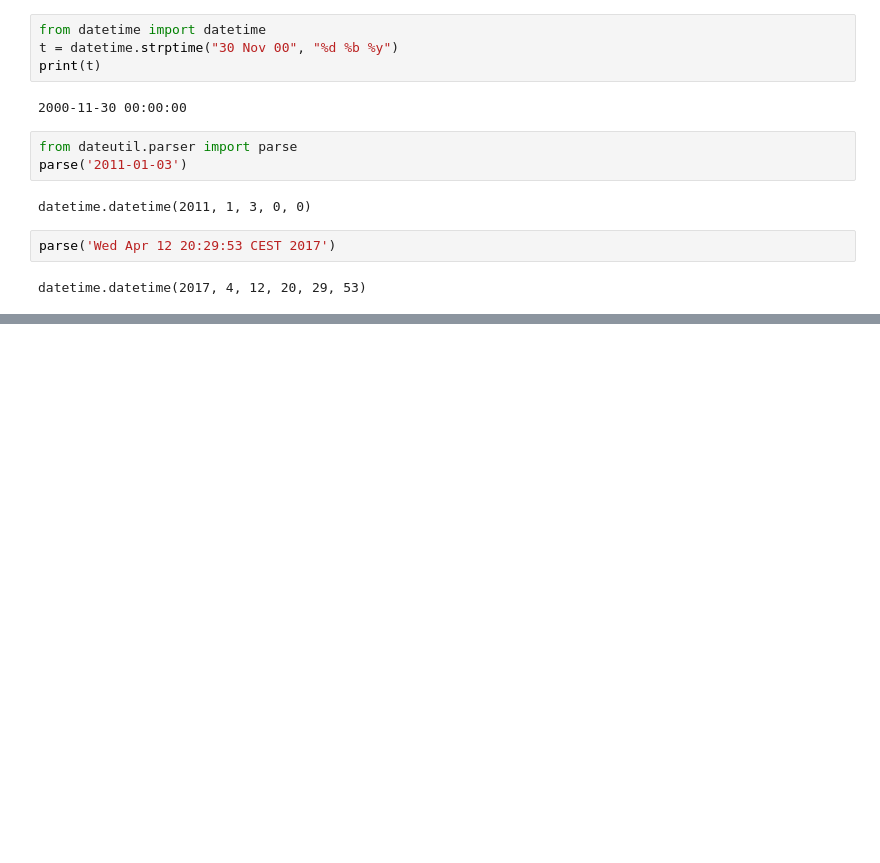
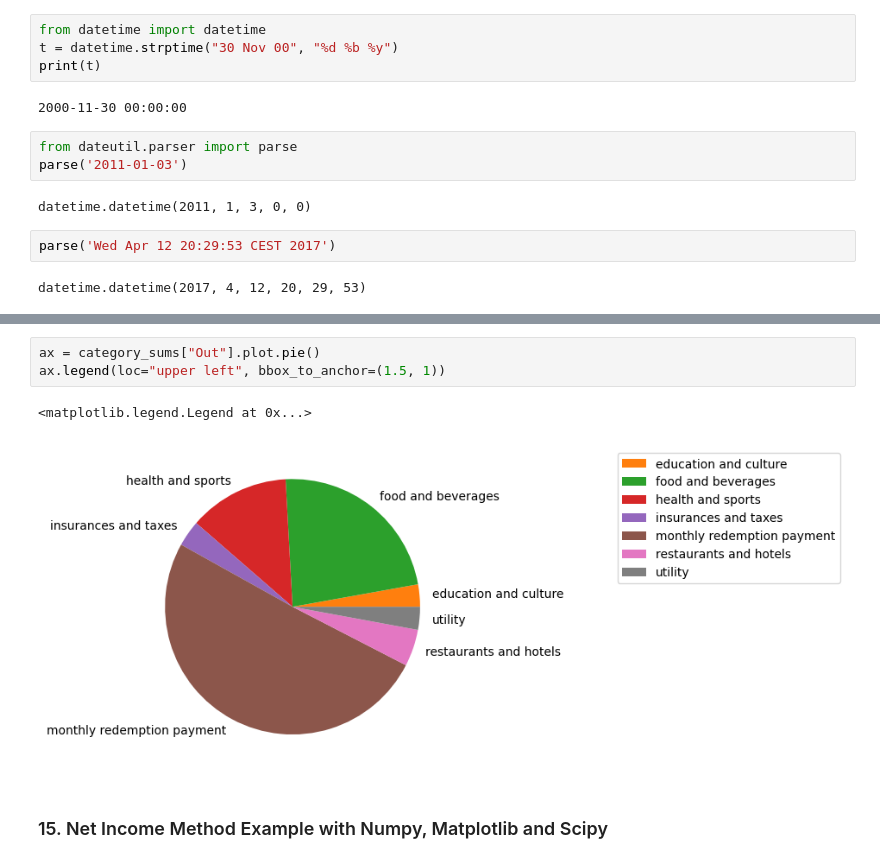
Before and after one commit to markoechevarria/math-to-ml, a Jupyter notebook: python-numerical-libraries/Pandas.ipynb, the cells around one changed output, grey strips where cells are left out. Cells and saved outputs as stored; diff of their text form; blank space fills up the shorter version.

```diff
--- a/python-numerical-libraries/Pandas.ipynb
+++ b/python-numerical-libraries/Pandas.ipynb
@@ -1672,0 +1828,8 @@ datetime.datetime(2017, 4, 12, 20, 29, 53)
+# %%
+ax = category_sums["Out"].plot.pie()
+ax.legend(loc="upper left", bbox_to_anchor=(1.5, 1))
+# %% [output]
+<matplotlib.legend.Legend at 0x...>
+[figure, added]
+# %% [markdown]
+### 15. Net Income Method Example with Numpy, Matplotlib and Scipy
```
Also changed, not shown: parts of 17 cells of this notebook, 1 other file.
